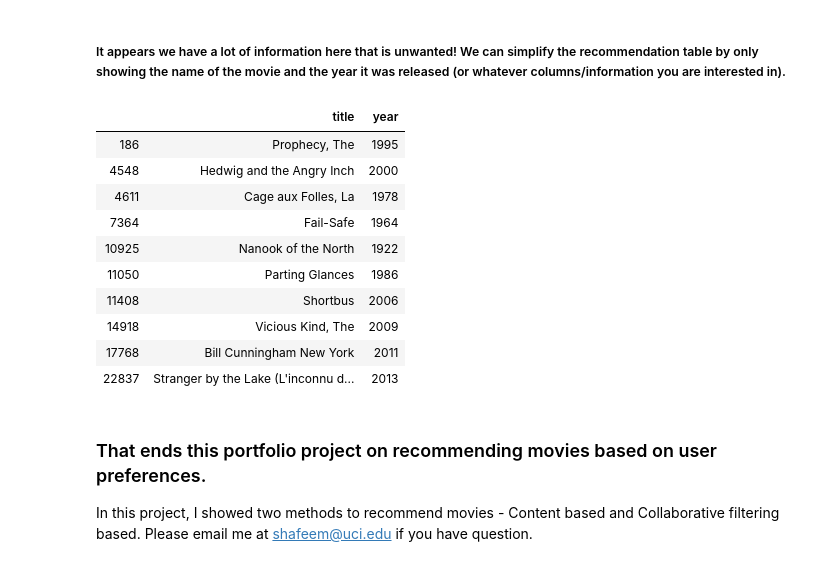
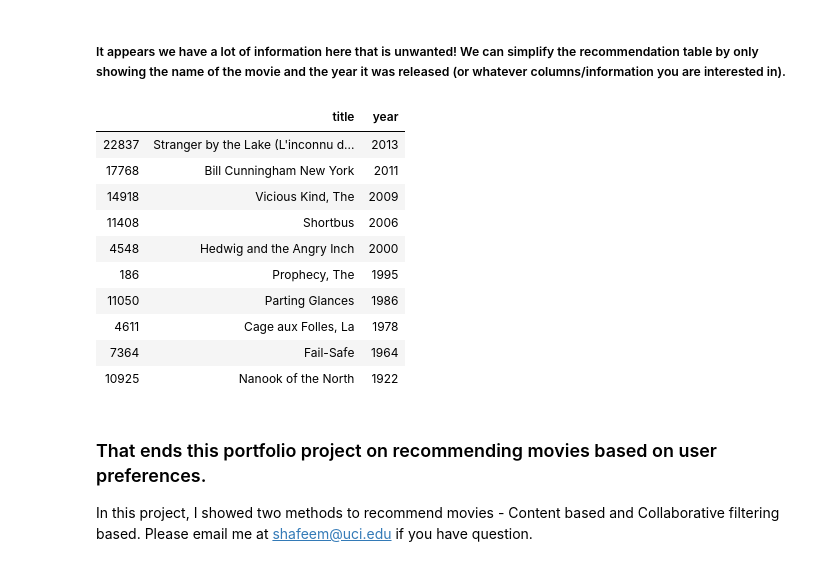
Before and after one commit to shafcodes/Recommending-Movies, a Jupyter notebook: RecommendingMovies.ipynb, the cells around one changed output. Cells and saved outputs as stored; diff of their text form; code cells hidden in the pictures.

```diff
--- a/RecommendingMovies.ipynb
+++ b/RecommendingMovies.ipynb
@@ -859,20 +859,20 @@ movies_df.loc[movies_df['movieId'].isin(recommendation_df.head(10)['movieId'].to
 # %%
 full_recommendation_df = pd.DataFrame()
 full_recommendation_df = movies_df.loc[movies_df['movieId'].isin(recommendation_df.head(10)['movieId'].tolist())]
 full_recommendation_df_truncated = full_recommendation_df[['title', 'year']]
-full_recommendation_df_truncated
+full_recommendation_df_truncated.sort_values(by='year', ascending=False)
 # %% [output]
 |  | title | year |
+| 22837 | Stranger by the Lake (L'inconnu d... | 2013 |
+| 17768 | Bill Cunningham New York | 2011 |
+| 14918 | Vicious Kind, The | 2009 |
+| 11408 | Shortbus | 2006 |
+| 4548 | Hedwig and the Angry Inch | 2000 |
 | 186 | Prophecy, The | 1995 |
-| 4548 | Hedwig and the Angry Inch | 2000 |
+| 11050 | Parting Glances | 1986 |
 | 4611 | Cage aux Folles, La | 1978 |
 | 7364 | Fail-Safe | 1964 |
 | 10925 | Nanook of the North | 1922 |
-| 11050 | Parting Glances | 1986 |
-| 11408 | Shortbus | 2006 |
-| 14918 | Vicious Kind, The | 2009 |
-| 17768 | Bill Cunningham New York | 2011 |
-| 22837 | Stranger by the Lake (L'inconnu d... | 2013 |
 # %% [markdown]
 ### That ends this portfolio project on recommending movies based on user preferences.
 
```
